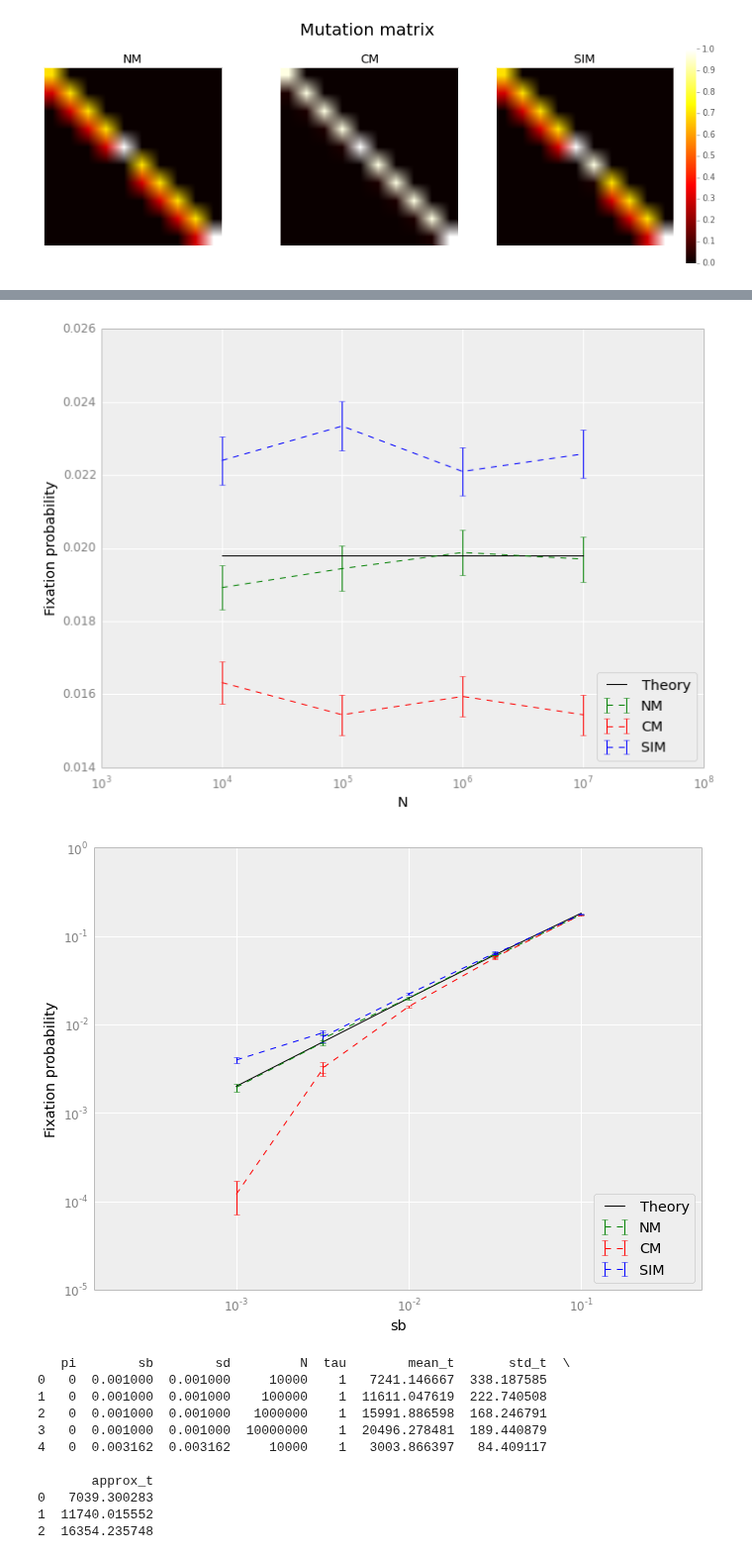
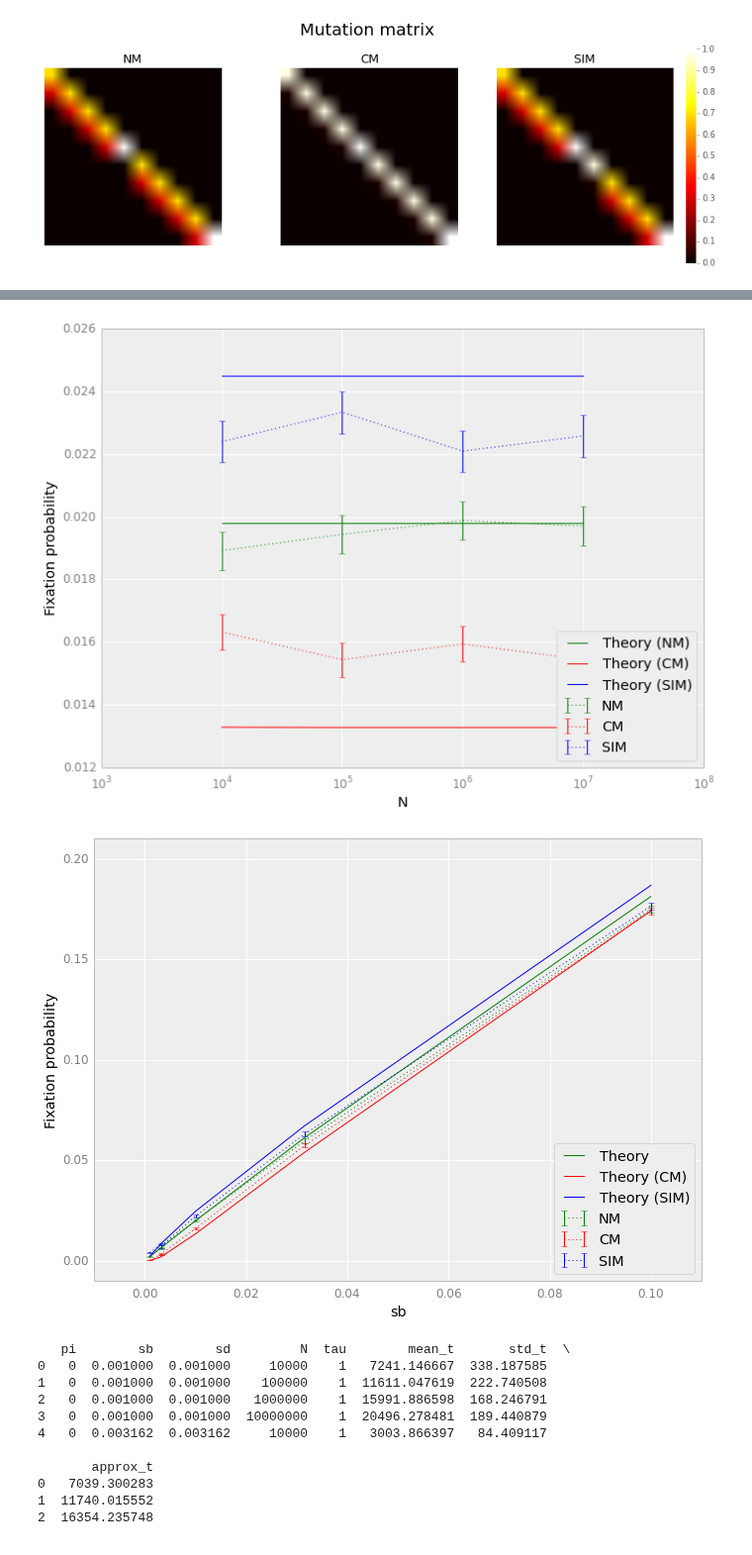
Before and after one commit to yoavram/mamba, a Jupyter notebook: simarba/analysis/adaptation time.ipynb, the cells around one changed output, grey strips where cells are left out. Shown at 99% size. Saved outputs shown, nothing was run; the diff lists cells and outputs as text; code cells hidden in the pictures.

```diff
--- a/simarba/analysis/adaptation time.ipynb
+++ b/simarba/analysis/adaptation time.ipynb
@@ -378,0 +401,22 @@ df = pd.read_csv(fname)
+# %%
+def fix_prob(sd,sb,U,N,pi,tau,G):
+    return (1-exp(-2*sb))/(1-exp(-2*N*sb))
+
+def fix_prob_CM(sd,sb,U,N,pi,tau,G):
+    G = int(G)
+    prob = 0
+    for i in range(G-1):
+        s = (1+sb)*(1-sd)**i - 1
+        prob += (tau*U/sd)**i * exp(-tau*U/sd) * fix_prob(sd,s,U,N,pi,tau,G)
+    s = (1+sb)*(1-sd)**G - 1
+    prob += (1-sum([(tau*U/sd)**i * exp(-tau*U/sd) for i in range(G-1)])) * fix_prob(sd,s,U,N,pi,tau,G)
+    return prob
+
+def s_SIM(sd,sb,U,N,pi,tau,G):
+    return (1 + sb) * exp((tau - 1) * U) - 1
+
+def fix_prob_SIM(sd,sb,U,N,pi,tau,G):
+    s = s_SIM(sd,sb,U,N,pi,tau,G)
+    fix_0 = exp(-tau*U/sd) * fix_prob(sd,s,U,N,pi,tau,G)
+    fix_1 = (1-exp(-tau*U/sd)) * fix_prob(sd,sb*(1-sd),U,N,pi,tau,G)
+    return fix_0 + fix_1
@@ -379,6 +425,8 @@ df = pd.read_csv(fname)
 # %%
-grouped = df[df.N<1e8].groupby(by=('pi','sb','sd','N','tau'))
+grouped = df[df.N<1e8].groupby(by=('sd','sb','U','N','pi','tau','G'))
 aggregated = grouped.fix.agg({'mean_fix':mean, 'std_fix': lambda z: z.std(ddof=1)/sqrt(z.size)}).reset_index()
-aggregated['approx_fix'] = aggregated.apply(lambda row: (1-exp(-2*row[1]))/(1-exp(-2*row[3]*row[1])), axis=1)
+aggregated['approx_fix_NM'] = aggregated.apply(lambda row: fix_prob(row[0],row[1],row[2],row[3],row[4],row[5],row[6]), axis=1)
+aggregated['approx_fix_CM'] = aggregated.apply(lambda row: fix_prob_CM(row[0],row[1],row[2],row[3],row[4],row[5],row[6]), axis=1)
+aggregated['approx_fix_SIM'] = aggregated.apply(lambda row: fix_prob_SIM(row[0],row[1],row[2],row[3],row[4],row[5],row[6]), axis=1)
 aggregated[:5]
 # %% [output]
@@ -393,14 +441,16 @@ aggregated[:5]
 fig, ax = subplots(1,1)
 
 idx = (aggregated.sb==0.01) & (aggregated.pi==0) & (aggregated.tau==1)
-ax.plot(aggregated[idx].N, aggregated[idx].approx_fix, linestyle='-', color='k', label="Theory")
-ax.errorbar(aggregated[idx].N, aggregated[idx].mean_fix, yerr=aggregated[idx].std_fix, color='g', marker='', linestyle='--', label='NM')
+ax.plot(aggregated[idx].N, aggregated[idx].approx_fix_NM, linestyle='-', color='g', label="Theory (NM)")
+ax.errorbar(aggregated[idx].N, aggregated[idx].mean_fix, yerr=aggregated[idx].std_fix, color='g', marker='', linestyle='dotted', label='NM')
 
 idx = (aggregated.sb==0.01) & (aggregated.pi==10) & (aggregated.tau==10)
-ax.errorbar(aggregated[idx].N, aggregated[idx].mean_fix, yerr=aggregated[idx].std_fix, color='r', marker='', linestyle='--', label='CM')
+ax.plot(aggregated[idx].N, aggregated[idx].approx_fix_CM, linestyle='-', color='r', label="Theory (CM)")
+ax.errorbar(aggregated[idx].N, aggregated[idx].mean_fix, yerr=aggregated[idx].std_fix, color='r', marker='', linestyle='dotted', label='CM')
 
 idx = (aggregated.sb==0.01) & (aggregated.pi==1) & (aggregated.tau==10)
-ax.errorbar(aggregated[idx].N, aggregated[idx].mean_fix, yerr=aggregated[idx].std_fix, color='b', marker='', linestyle='--', label='SIM')
+ax.plot(aggregated[idx].N, aggregated[idx].approx_fix_SIM, linestyle='-', color='b', label="Theory (SIM)")
+ax.errorbar(aggregated[idx].N, aggregated[idx].mean_fix, yerr=aggregated[idx].std_fix, color='b', marker='', linestyle='dotted', label='SIM')
 
 ax.set_xlim(1e3,1e8)
 ax.set_xscale('log')
@@ -409,28 +459,28 @@ ax.set_xlabel('N')
 ax.set_ylabel('Fixation probability')
 ax.legend(loc='lower right');
 # %% [output]
-[figure, old version]
+[figure, new version]
 # %%
 fig, ax = subplots(1,1)
 idx = (aggregated.N==1e6) & (aggregated.pi==0) & (aggregated.tau==1)
-ax.plot(aggregated[idx].sb, aggregated[idx].approx_fix, linestyle='-', color='k', label="Theory")
-ax.errorbar(aggregated[idx].sb, aggregated[idx].mean_fix, yerr=aggregated[idx].std_fix, color='g', marker='', linestyle='--', label='NM')
+ax.plot(aggregated[idx].sb, aggregated[idx].approx_fix_NM, linestyle='-', color='g', label="Theory")
+ax.errorbar(aggregated[idx].sb, aggregated[idx].mean_fix, yerr=aggregated[idx].std_fix, color='g', marker='', linestyle='dotted', label='NM')
 
 idx = (aggregated.N==1e6) & (aggregated.pi==10) & (aggregated.tau==10)
-ax.errorbar(aggregated[idx].sb, aggregated[idx].mean_fix, yerr=aggregated[idx].std_fix, color='r', marker='', linestyle='--', label='CM')
+ax.plot(aggregated[idx].sb, aggregated[idx].approx_fix_CM, linestyle='-', color='r', label="Theory (CM)")
+ax.errorbar(aggregated[idx].sb, aggregated[idx].mean_fix, yerr=aggregated[idx].std_fix, color='r', marker='', linestyle='dotted', label='CM')
 
 idx = (aggregated.N==1e6) & (aggregated.pi==1) & (aggregated.tau==10)
-ax.errorbar(aggregated[idx].sb, aggregated[idx].mean_fix, yerr=aggregated[idx].std_fix, color='b', marker='', linestyle='--', label='SIM')
+ax.plot(aggregated[idx].sb, aggregated[idx].approx_fix_SIM, linestyle='-', color='b', label="Theory (SIM)")
+ax.errorbar(aggregated[idx].sb, aggregated[idx].mean_fix, yerr=aggregated[idx].std_fix, color='b', marker='', linestyle='dotted', label='SIM')
 
-ax.set_xlim(1.5e-4,0.5)
-ax.set_xscale('log')
-ax.set_yscale('log')
-ax.grid(False,'minor')
+ax.set_xlim(-0.01,0.11)
+ax.set_ylim(-0.01,0.21)
 ax.set_xlabel('sb')
 ax.set_ylabel('Fixation probability')
 ax.legend(loc='lower right');
 # %% [output]
-[figure, old version]
+[figure, new version]
 # %%
 grouped = df[df.fix].groupby(by=('pi','sb','sd','N','tau'))
 aggregated = grouped.t.agg({'mean_t':mean, 'std_t': lambda z: z.std(ddof=1)/sqrt(z.size)}).reset_index()
```
Also changed, not shown: parts of 9 cells of this notebook.
